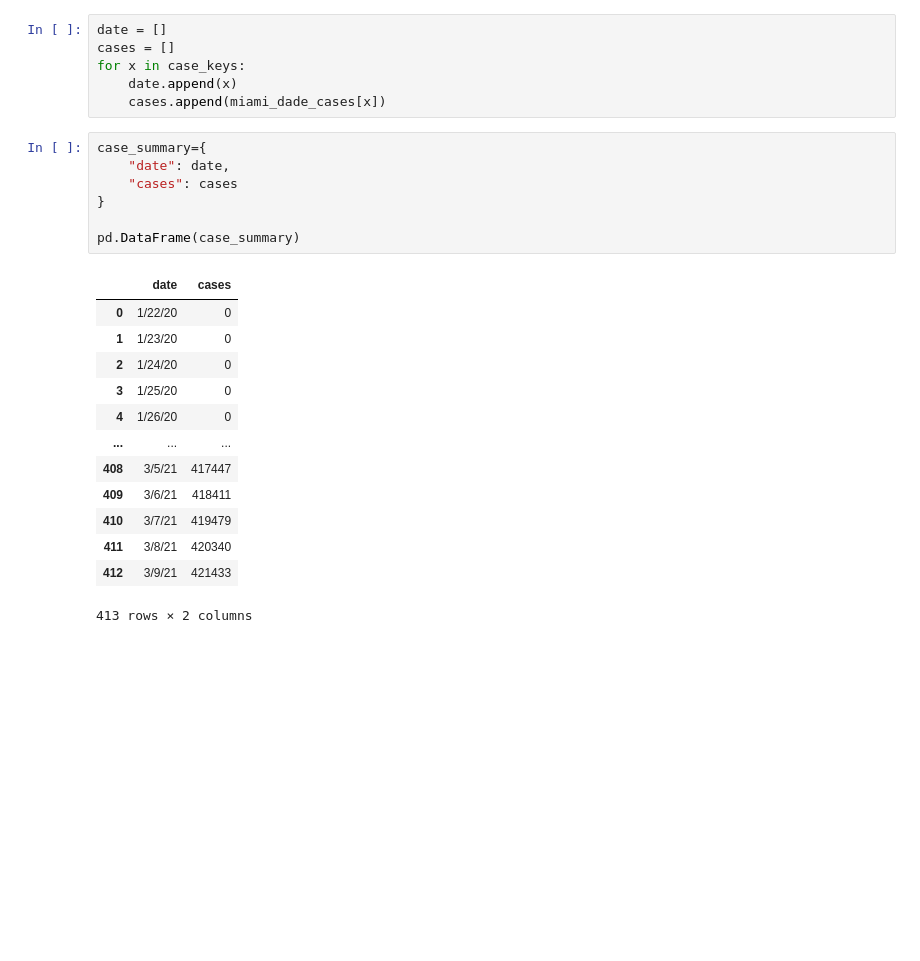
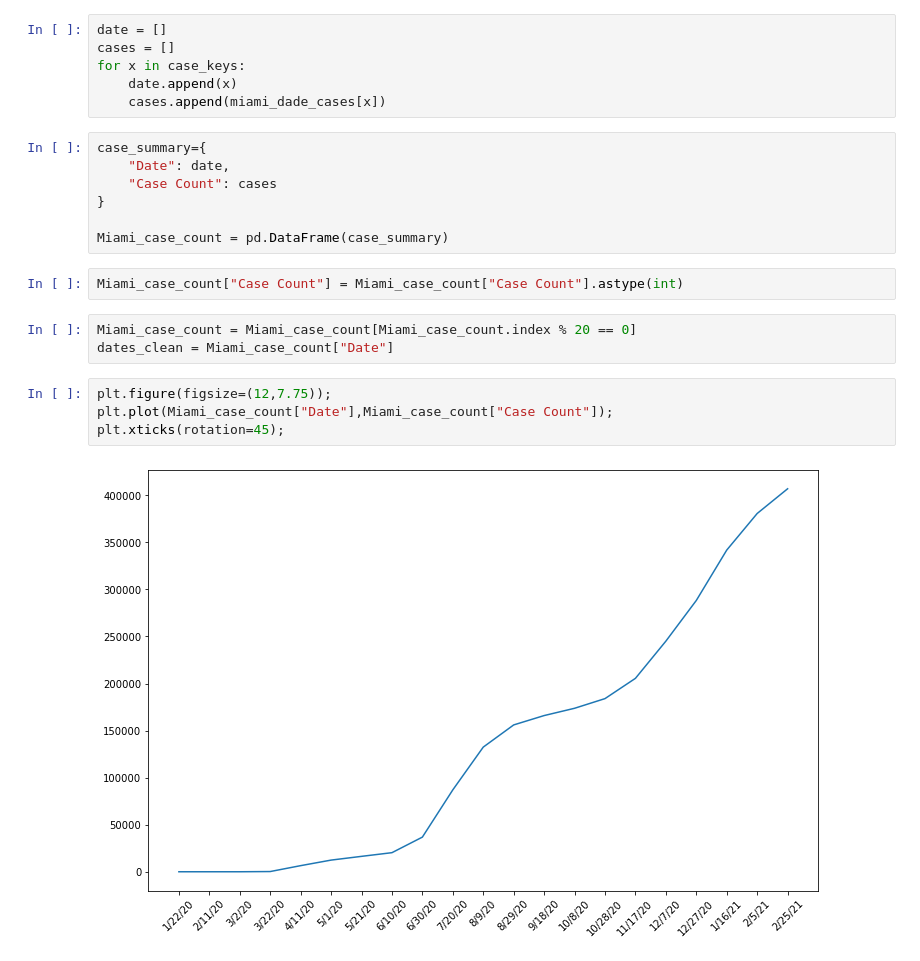
Before and after one commit to lguloy/Covid-Health-Trends, a Jupyter notebook: Miami.ipynb, the cells around one changed output. Drawn from its saved outputs; the diff is of its cells as text; blank space fills up the shorter version.

Commit message:
added graph

```diff
--- a/Miami.ipynb
+++ b/Miami.ipynb
@@ -87,22 +63,19 @@ for x in case_keys:
     cases.append(miami_dade_cases[x])
 # %%
 case_summary={
-    "date": date,
-    "cases": cases
+    "Date": date,
+    "Case Count": cases
 }
 
-pd.DataFrame(case_summary)
+Miami_case_count = pd.DataFrame(case_summary)
-# %% [output]
-|  | date | cases |
-| 0 | 1/22/20 | 0 |
-| 1 | 1/23/20 | 0 |
-| 2 | 1/24/20 | 0 |
-| 3 | 1/25/20 | 0 |
-| 4 | 1/26/20 | 0 |
-| ... | ... | ... |
-| 408 | 3/5/21 | 417447 |
-| 409 | 3/6/21 | 418411 |
-| 410 | 3/7/21 | 419479 |
-| 411 | 3/8/21 | 420340 |
-| 412 | 3/9/21 | 421433 |
-413 rows × 2 columns
+# %%
+Miami_case_count["Case Count"] = Miami_case_count["Case Count"].astype(int)
+# %%
+Miami_case_count = Miami_case_count[Miami_case_count.index % 20 == 0]
+dates_clean = Miami_case_count["Date"]
+# %%
+plt.figure(figsize=(12,7.75));
+plt.plot(Miami_case_count["Date"],Miami_case_count["Case Count"]);
+plt.xticks(rotation=45);
+# %% [output]
+[figure, added]
```
Also changed, not shown: parts of 5 cells of this notebook.
